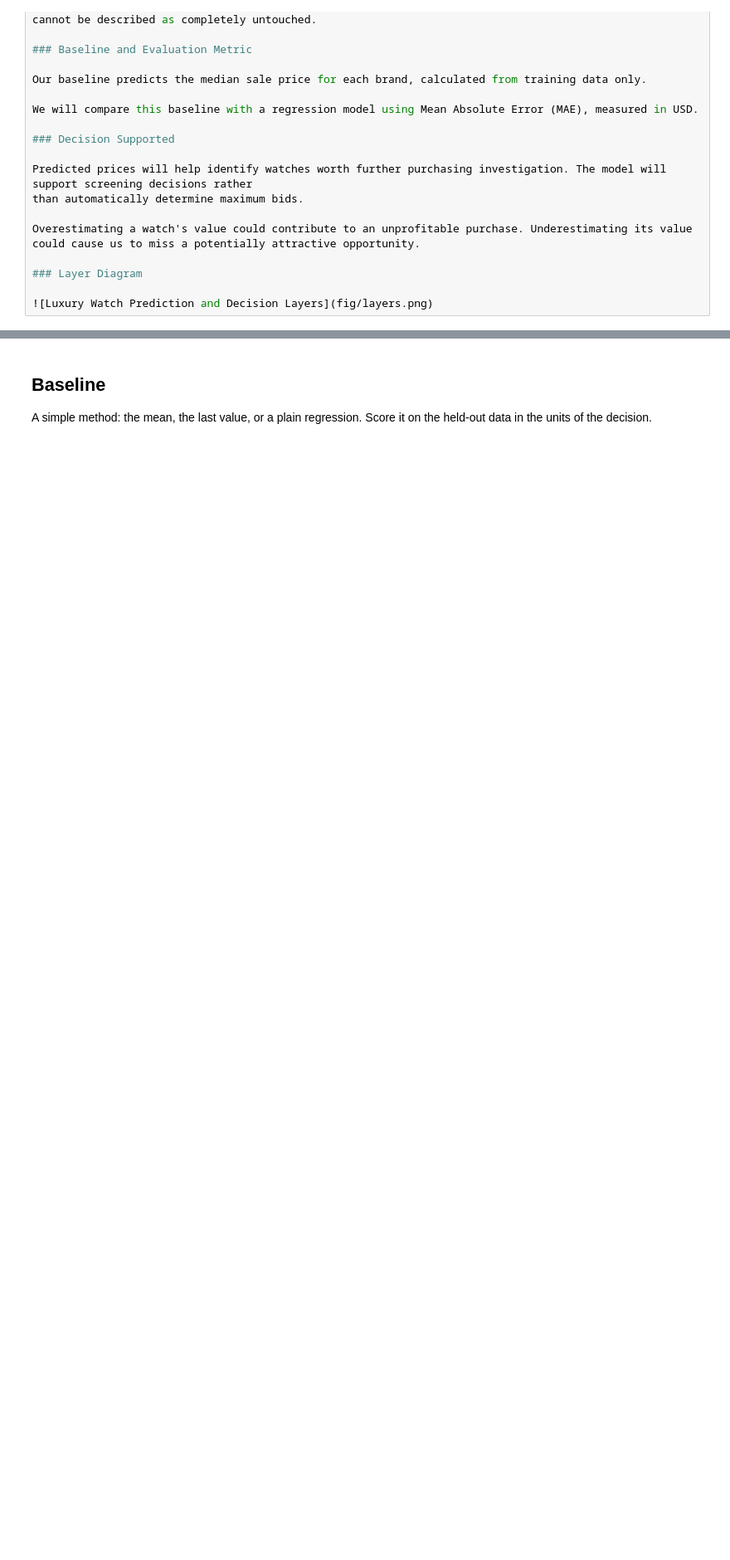
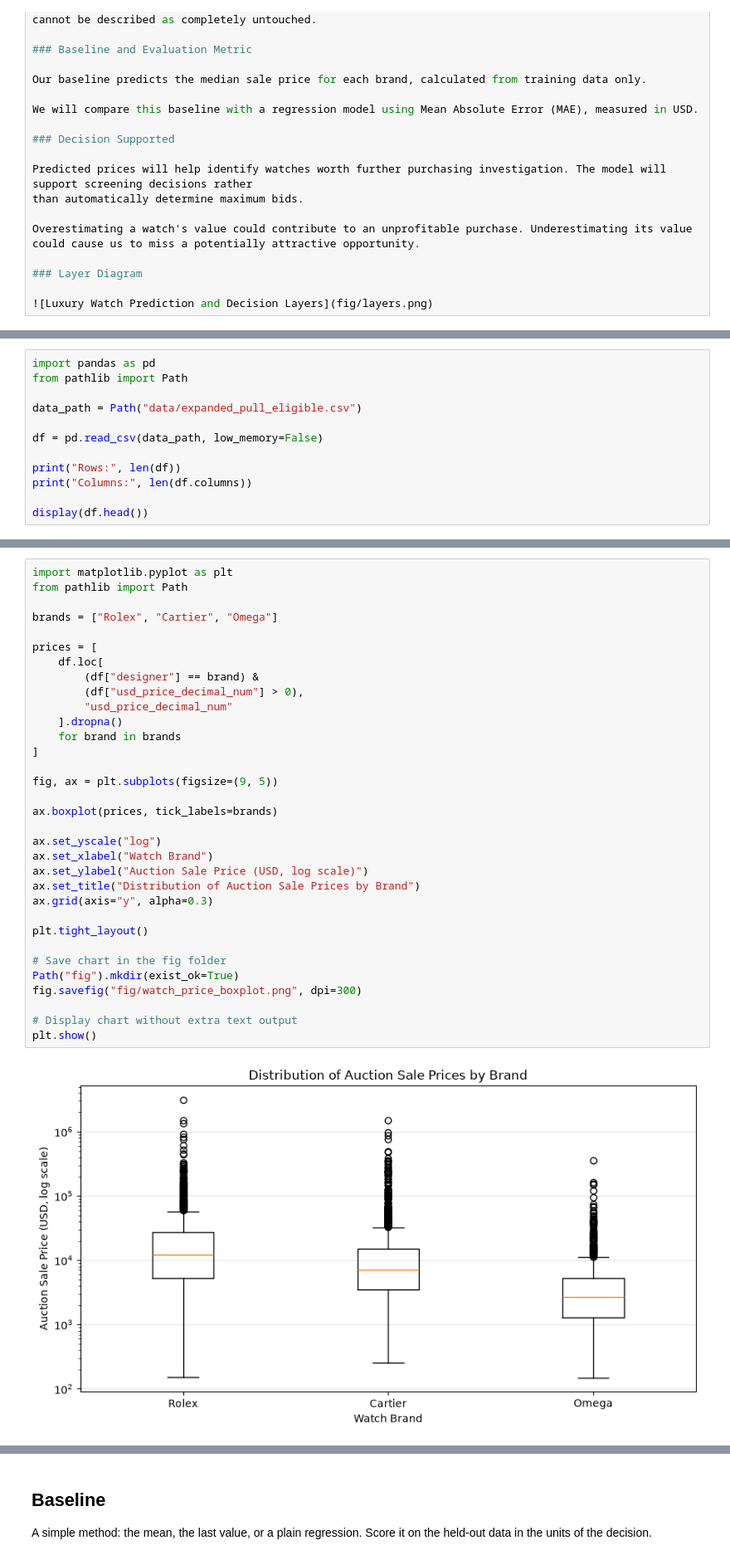
Before and after one commit to lflanigan-sudo/aii600-final-project, a Jupyter notebook: analysis.ipynb, the cells around one changed output, grey strips where cells are left out. Shown at 83% size. Cells and saved outputs as stored; diff of their text form; blank space fills up the shorter version.

Commit message:
Add data exploration outputs and watch price boxplot figure.
Co-authored-by: Cursor <cursoragent@cursor.com>

```diff
--- a/analysis.ipynb
+++ b/analysis.ipynb
@@ -104,0 +101,12 @@ Hold out data the model never sees. When the decision is about a later time, hol
+# %%
+import pandas as pd
+from pathlib import Path
+
+data_path = Path("data/expanded_pull_eligible.csv")
+
+df = pd.read_csv(data_path, low_memory=False)
+
+print("Rows:", len(df))
+print("Columns:", len(df.columns))
+
+display(df.head())
@@ -104,0 +160,35 @@ Hold out data the model never sees. When the decision is about a later time, hol
+# %%
+import matplotlib.pyplot as plt
+from pathlib import Path
+
+brands = ["Rolex", "Cartier", "Omega"]
+
+prices = [
+    df.loc[
+        (df["designer"] == brand) &
+        (df["usd_price_decimal_num"] > 0),
+        "usd_price_decimal_num"
+    ].dropna()
+    for brand in brands
+]
+
+fig, ax = plt.subplots(figsize=(9, 5))
+
+ax.boxplot(prices, tick_labels=brands)
+
+ax.set_yscale("log")
+ax.set_xlabel("Watch Brand")
+ax.set_ylabel("Auction Sale Price (USD, log scale)")
+ax.set_title("Distribution of Auction Sale Prices by Brand")
+ax.grid(axis="y", alpha=0.3)
+
+plt.tight_layout()
+
+# Save chart in the fig folder
+Path("fig").mkdir(exist_ok=True)
+fig.savefig("fig/watch_price_boxplot.png", dpi=300)
+
+# Display chart without extra text output
+plt.show()
+# %% [output]
+[figure, added]
```
Also changed, not shown: parts of 13 cells of this notebook, 1 other file.
